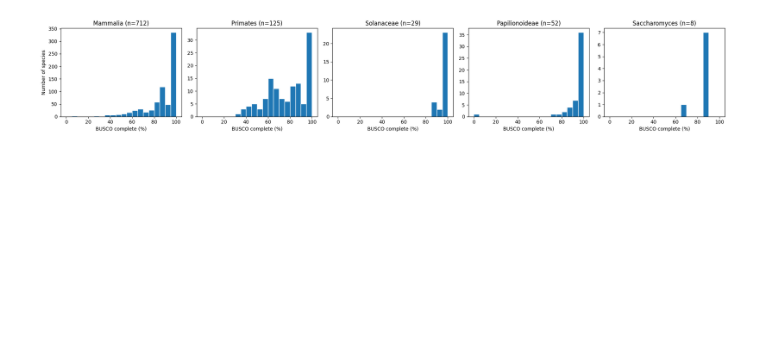
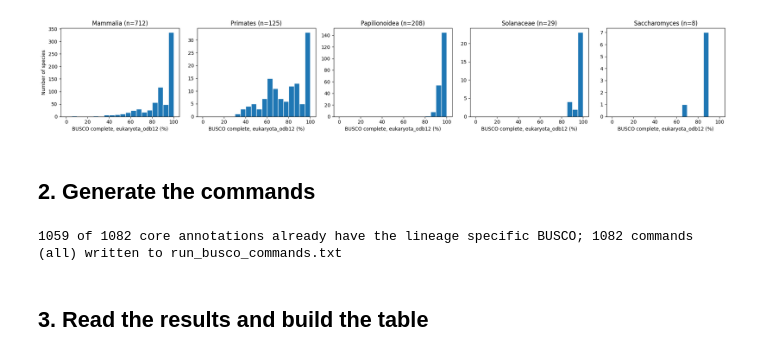
Before and after one commit to apollo994/annotrieve, a Jupyter notebook: paper/analyses/quality_busco/00_BUSCO_analysis.ipynb, the cells around one changed output. Drawn from its saved outputs; the diff is of its cells as text; code cells hidden in the pictures; blank space fills up the shorter version.

Commit message:
busco analysis

```diff
--- a/paper/analyses/quality_busco/00_BUSCO_analysis.ipynb
+++ b/paper/analyses/quality_busco/00_BUSCO_analysis.ipynb
@@ -84,0 +125,6 @@ Saccharomyces: 8 species with BUSCO of 8 (532 annotations with BUSCO of 541)
+# %%
+# read the core set: from here on all the cells use this table
+core = pd.read_csv(CORE_FILE, sep="\t")
+print(f"{len(core)} annotations in the core set")
+print(core.groupby("group").size().reindex(list(GROUPS)).to_string())
+core.head()
@@ -85,16 +145,17 @@ Saccharomyces: 8 species with BUSCO of 8 (532 annotations with BUSCO of 541)
 # %%
 # plot complete percentage BUSCO values distribution in 5 panes using histograms, one per group with one value per species
-fig, axes = plt.subplots(1, len(groups), figsize=(4 * len(groups), 3.5), sharex=True)
+fig, axes = plt.subplots(1, len(GROUPS), figsize=(4 * len(GROUPS), 3.5), sharex=True)
 bins = range(0, 101, 5)
 
-for ax, group in zip(axes, groups["taxon_name"]):
-    vals = busco.loc[busco["group"] == group, "busco_complete"]
+for ax, group in zip(axes, GROUPS):
+    vals = core.loc[core["group"] == group, "busco_complete"]
     ax.hist(vals, bins=bins, edgecolor="white")
     ax.set_title(f"{group} (n={len(vals)})")
-    ax.set_xlabel("BUSCO complete (%)")
+    ax.set_xlabel(f"BUSCO complete, {GENERIC} (%)")
 
 axes[0].set_ylabel("Number of species")
 fig.tight_layout()
+save_figure(fig, "eukaryota_complete_histogram_by_group")
 plt.show()
 # %% [output]
-[figure, old version]
+[figure, new version]
@@ -107,0 +162,30 @@ plt.show()
+# %% [markdown]
+## 2. Generate the commands
+# %%
+# generate a txt file with one run_busco.py command per core annotation (COMMANDS_SCOPE = "all") or only per core annotation without a lineage specific result (COMMANDS_SCOPE = "missing"), using the BUSCO lineage of each group
+# the results of run_busco.py are written to results/<annotation_id>_<lineage>/BUSCO_<annotation_id>.tsv
+assert COMMANDS_SCOPE in ("all", "missing"), 'COMMANDS_SCOPE must be "all" or "missing"'
+ACTIVATE_ENV = "source ~/miniconda3/etc/profile.d/conda.sh && conda activate busco-annotrieve"
+
+def result_file(annotation_id, lineage):
+    return RESULTS_DIR / f"{annotation_id}_{lineage}" / f"BUSCO_{annotation_id}.tsv"
+
+n_done = n_commands = 0
+with open(COMMANDS_FILE, "w") as f:
+    for group, lineage in LINEAGE.items():
+        lineage_path = LINEAGES_DIR / lineage
+        assert lineage_path.is_dir(), f"missing lineage {lineage_path}"
+        for annotation_id in core.loc[core["group"] == group, "annotation_id"]:
+            done = result_file(annotation_id, lineage).exists()
+            n_done += done
+            if COMMANDS_SCOPE == "missing" and done:
+                continue
+            n_commands += 1
+            f.write(f"{ACTIVATE_ENV} && python run_busco.py {annotation_id} {lineage_path} --cpu 4 -o results/{annotation_id} \n")
+
+print(f"{n_done} of {len(core)} core annotations already have the lineage specific BUSCO; "
+      f"{n_commands} commands ({COMMANDS_SCOPE}) written to {COMMANDS_FILE}")
+# %% [output]
+1059 of 1082 core annotations already have the lineage specific BUSCO; 1082 commands (all) written to run_busco_commands.txt
+# %% [markdown]
+## 3. Read the results and build the table
```
Also changed, not shown: parts of 15 cells of this notebook, 24 other files.
